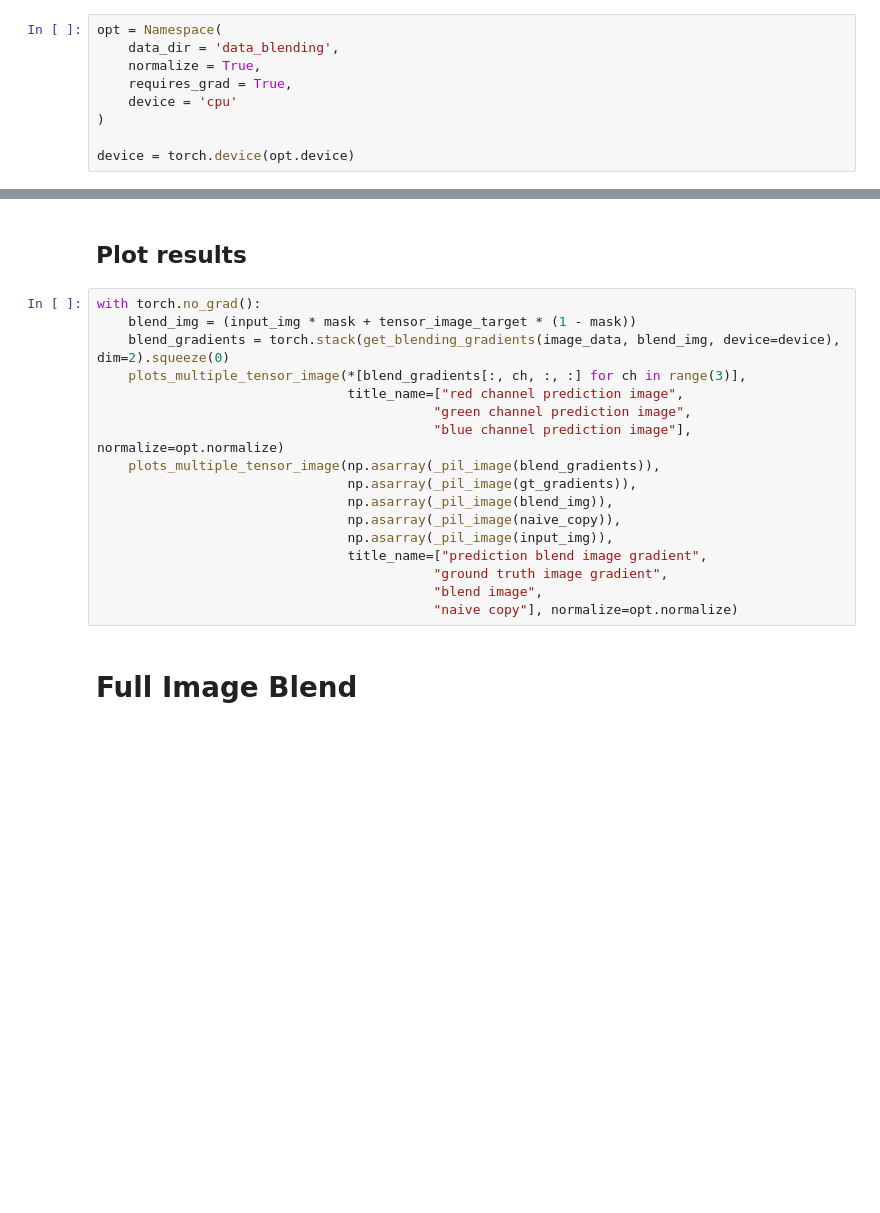
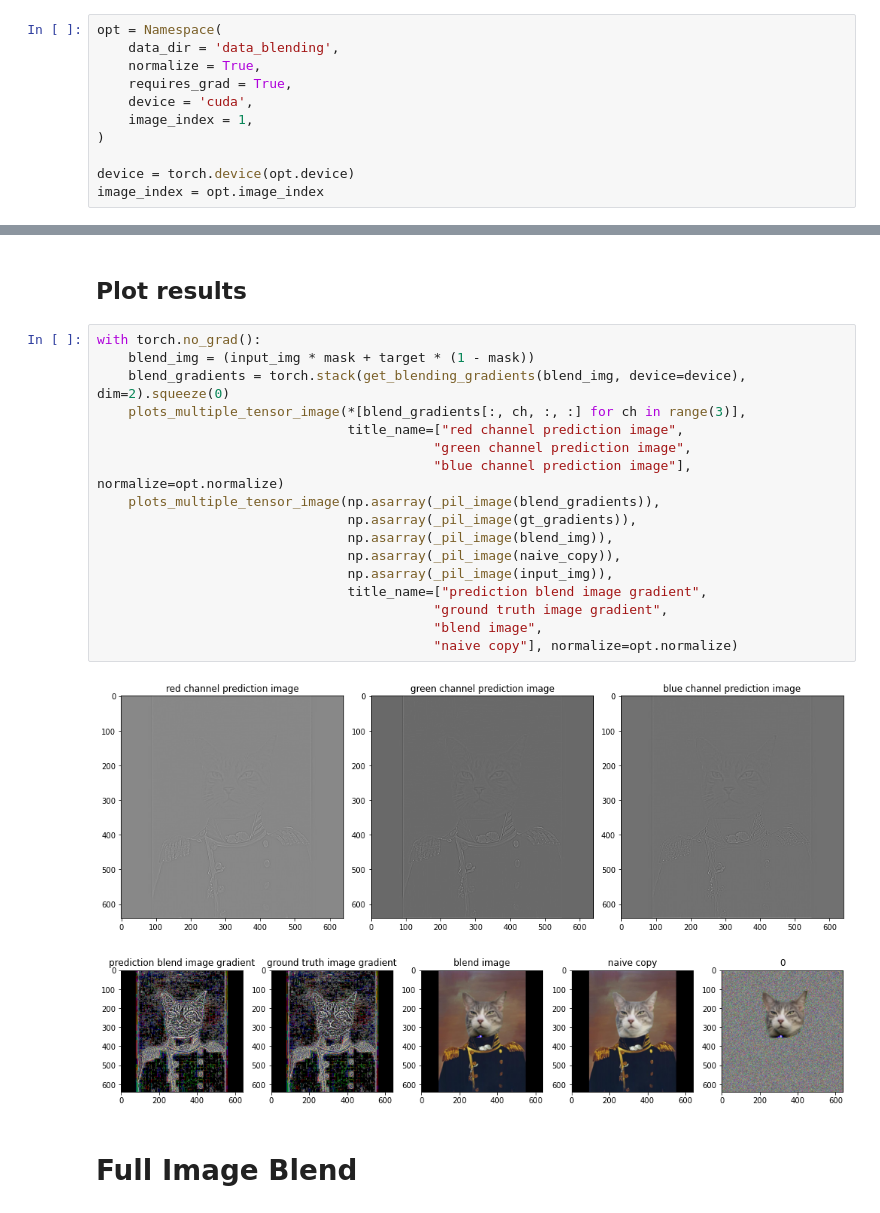
Before and after one commit to ManuLasker/ai_pet, a Jupyter notebook: image_blending/research.ipynb, the cells around one changed output, grey strips where cells are left out. Cells and saved outputs as stored; diff of their text form; blank space fills up the shorter version.

```diff
--- a/image_blending/research.ipynb
+++ b/image_blending/research.ipynb
@@ -18,10 +19,12 @@ opt = Namespace(
     data_dir = 'data_blending',
     normalize = True,
     requires_grad = True,
-    device = 'cpu'
+    device = 'cuda',
+    image_index = 1,
 )
 
 device = torch.device(opt.device)
+image_index = opt.image_index
 # %% [markdown]
 # Load Data
 # %%
@@ -244,21 +238,24 @@ step: 750, loss_grad: 1.239, loss_content: 0.552, loss_tv: 0.01523, loss_source:
 ## Plot results
 # %%
 with torch.no_grad():
-    blend_img = (input_img * mask + tensor_image_target * (1 - mask))
-    blend_gradients = torch.stack(get_blending_gradients(image_data, blend_img, device=device), dim=2).squeeze(0)
+    blend_img = (input_img * mask + target * (1 - mask))
+    blend_gradients = torch.stack(get_blending_gradients(blend_img, device=device), dim=2).squeeze(0)
     plots_multiple_tensor_image(*[blend_gradients[:, ch, :, :] for ch in range(3)],
                                 title_name=["red channel prediction image",
                                            "green channel prediction image",
                                            "blue channel prediction image"], normalize=opt.normalize)
     plots_multiple_tensor_image(np.asarray(_pil_image(blend_gradients)),
                                 np.asarray(_pil_image(gt_gradients)),
                                 np.asarray(_pil_image(blend_img)),
                                 np.asarray(_pil_image(naive_copy)),
                                 np.asarray(_pil_image(input_img)),
                                 title_name=["prediction blend image gradient",
                                            "ground truth image gradient",
                                            "blend image",
                                            "naive copy"], normalize=opt.normalize)
+# %% [output]
+[figure, added]
+[figure, added]
 # %% [markdown]
 # Full Image Blend
 # %%
```
Also changed, not shown: parts of 9 cells of this notebook, 3 other files.
